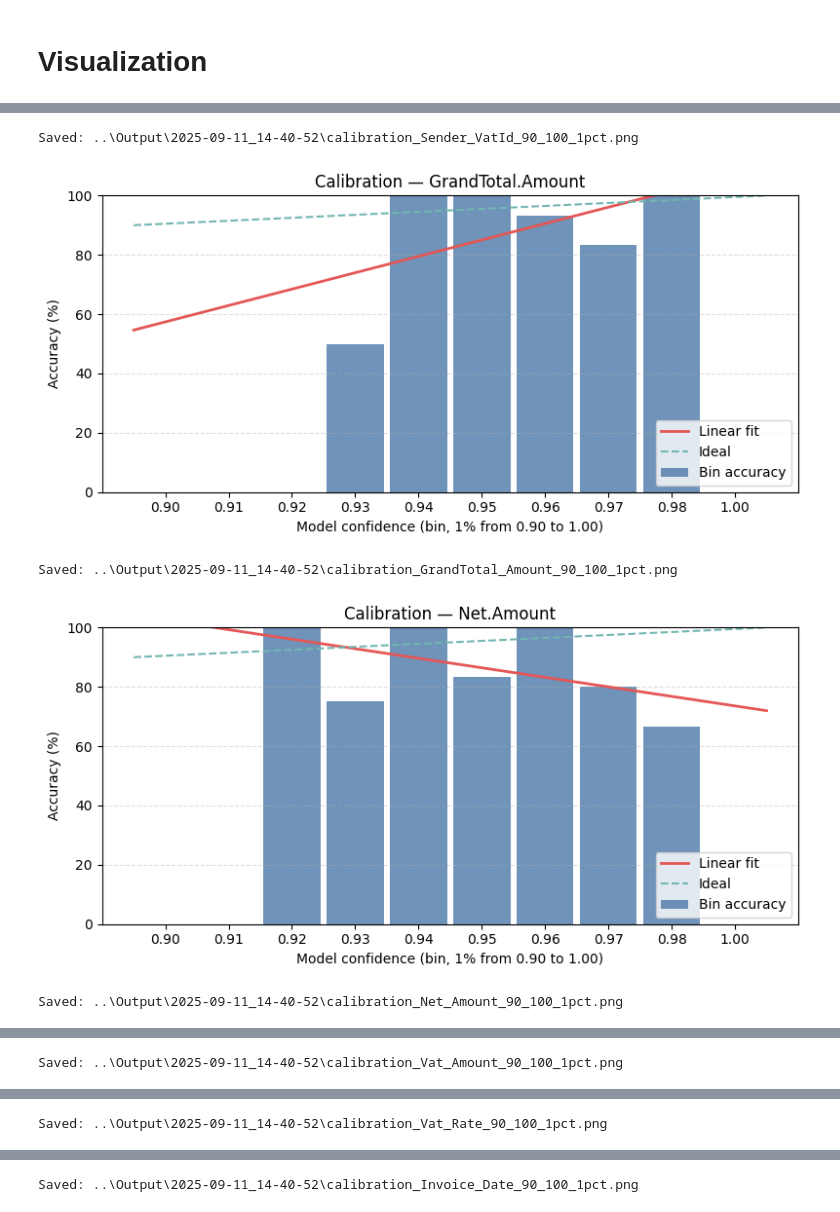
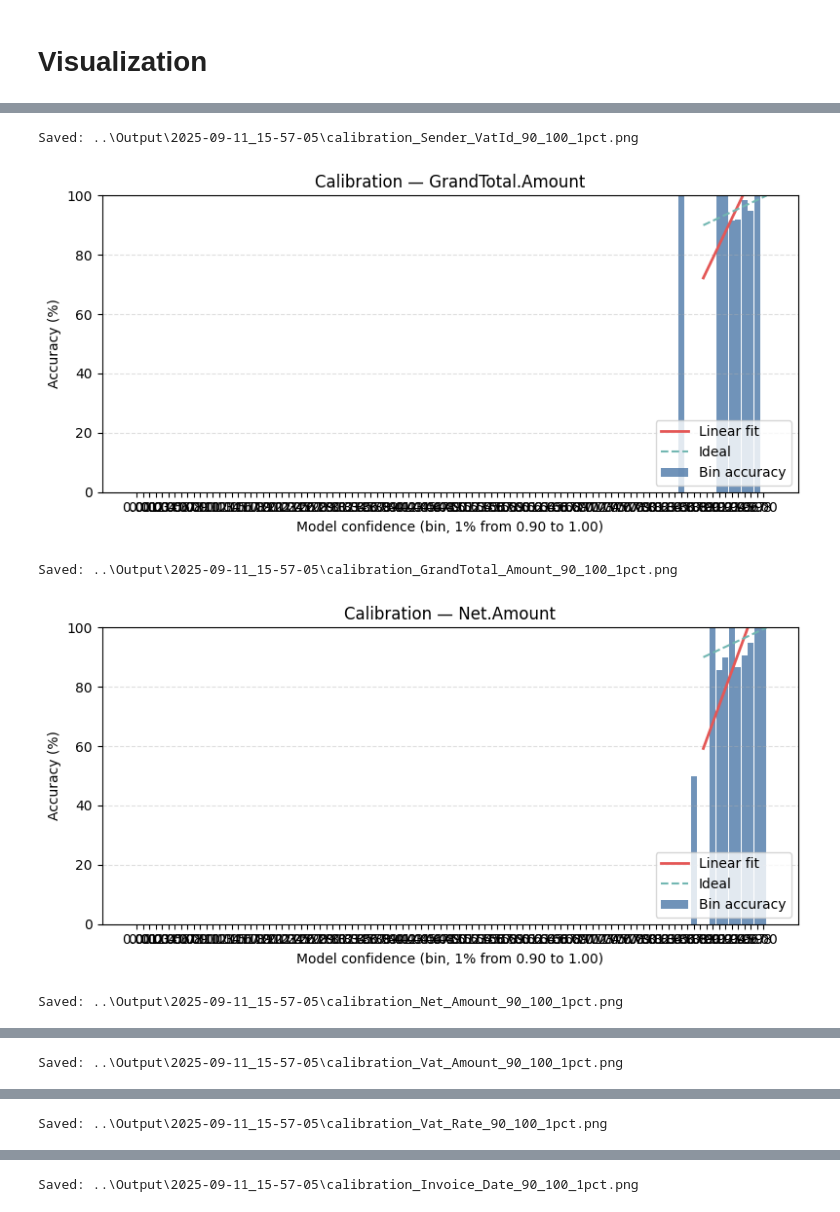
Before and after one commit to blumatix/bludelta-confidence-scores, a Jupyter notebook: Code/LLM-as-a-judge.ipynb, the cells around one changed output, grey strips where cells are left out. Saved outputs shown, nothing was run; the diff lists cells and outputs as text; code cells hidden in the pictures.

```diff
--- a/Code/LLM-as-a-judge.ipynb
+++ b/Code/LLM-as-a-judge.ipynb
@@ -636,12 +636,14 @@ from collections import defaultdict
 import numpy as np
 import matplotlib.pyplot as plt
 
+FOLDER_TO_VISUALIZE = "2025-09-11_15-57-05"
+
 def _bin_index(c: float) -> int | None:
     if c is None:
         return None
     c = max(0.0, min(1.0, float(c)))
     idx = min(99, int(math.floor(c * 100)))  # 1.00 → 99
-    return idx if idx >= 90 else None
+    return idx if idx >= 80 else None
 
 def plot_calibration_for_run(run_dir: str | Path):
     run_dir = Path(run_dir)
@@ -682,7 +684,7 @@ def plot_calibration_for_run(run_dir: str | Path):
             stats[field][b]["correct"] += 1 if is_match else 0
 
     for field, bin_counts in stats.items():
-        bins = list(range(90, 100))  # 0.90..0.99 (last bin includes 1.00)
+        bins = list(range(80, 100))  # 0.90..0.99 (last bin includes 1.00)
         x_pos = np.array([(b + 0.5) / 100.0 for b in bins])  # numeric centers
         labels = [f"{b/100:.2f}" for b in bins]
         labels[-1] = "1.00"
@@ -727,5 +729,5 @@ def plot_calibration_for_run(run_dir: str | Path):
         plt.show()
         print(f"Saved: {out_path}")
 
-plot_calibration_for_run('../Output/2025-09-11_15-23-40')
+plot_calibration_for_run(f'../Output/{FOLDER_TO_VISUALIZE}')
 # %% [output]
@@ -733,5 +735,5 @@ plot_calibration_for_run('../Output/2025-09-11_15-23-40')
-Saved: ..\Output\2025-09-11_14-40-52\calibration_Sender_VatId_90_100_1pct.png
+Saved: ..\Output\2025-09-11_15-57-05\calibration_Sender_VatId_90_100_1pct.png
-[figure, old version]
+[figure, new version]
-Saved: ..\Output\2025-09-11_14-40-52\calibration_GrandTotal_Amount_90_100_1pct.png
+Saved: ..\Output\2025-09-11_15-57-05\calibration_GrandTotal_Amount_90_100_1pct.png
-[figure, old version]
+[figure, new version]
-Saved: ..\Output\2025-09-11_14-40-52\calibration_Net_Amount_90_100_1pct.png
+Saved: ..\Output\2025-09-11_15-57-05\calibration_Net_Amount_90_100_1pct.png
@@ -739 +741 @@ Saved: ..\Output\2025-09-11_14-40-52\calibration_Net_Amount_90_100_1pct.png
-Saved: ..\Output\2025-09-11_14-40-52\calibration_Vat_Amount_90_100_1pct.png
+Saved: ..\Output\2025-09-11_15-57-05\calibration_Vat_Amount_90_100_1pct.png
@@ -741 +743 @@ Saved: ..\Output\2025-09-11_14-40-52\calibration_Vat_Amount_90_100_1pct.png
-Saved: ..\Output\2025-09-11_14-40-52\calibration_Vat_Rate_90_100_1pct.png
+Saved: ..\Output\2025-09-11_15-57-05\calibration_Vat_Rate_90_100_1pct.png
@@ -743,4 +745,4 @@ Saved: ..\Output\2025-09-11_14-40-52\calibration_Vat_Rate_90_100_1pct.png
-Saved: ..\Output\2025-09-11_14-40-52\calibration_Invoice_Date_90_100_1pct.png
+Saved: ..\Output\2025-09-11_15-57-05\calibration_Invoice_Date_90_100_1pct.png
 # %%
 import json
 from pathlib import Path
```
Also changed, not shown: parts of 3 cells of this notebook, 7 other files.
